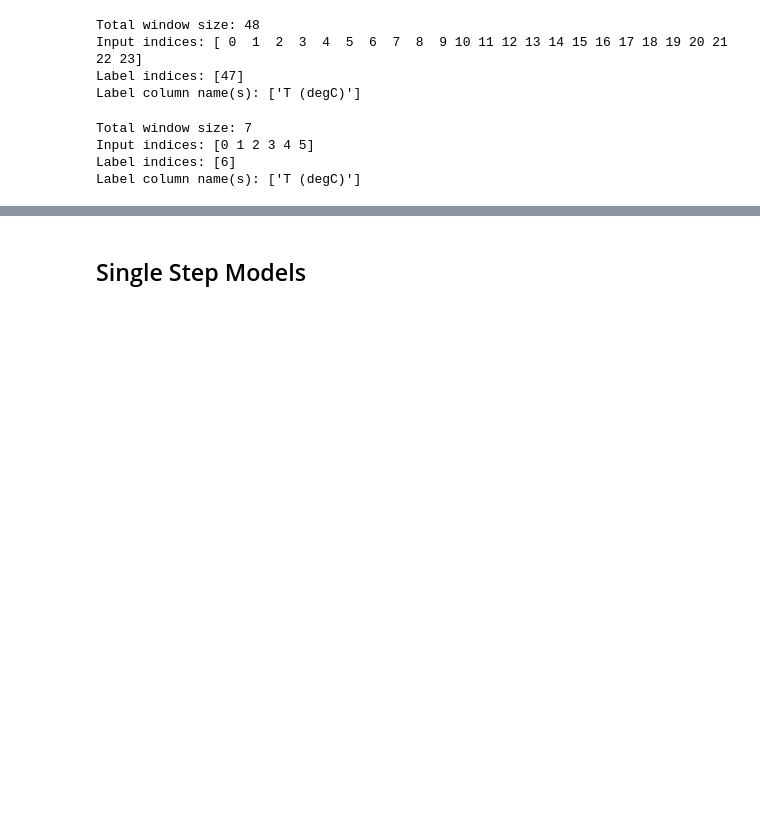
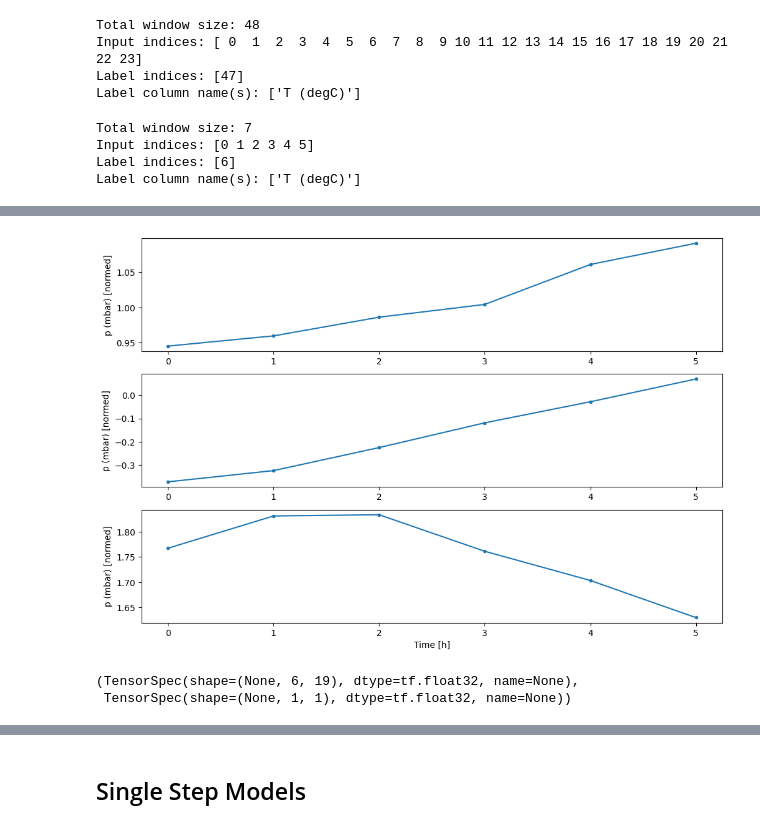
Before and after one commit to efwoods/Neuralink-Compression-Challenge, a Jupyter notebook: analysis/tutorials/time_series_forecasting.ipynb, the cells around one changed output, grey strips where cells are left out. Saved outputs shown, nothing was run; the diff lists cells and outputs as text; code cells hidden in the pictures; blank space fills up the shorter version.

```diff
--- a/analysis/tutorials/time_series_forecasting.ipynb
+++ b/analysis/tutorials/time_series_forecasting.ipynb
@@ -285,0 +367,4 @@ def split_window(self, features):
+# %%
+w2.plot(plot_col="p (mbar)")
+# %% [output]
+[figure, added]
@@ -285,0 +421,6 @@ def split_window(self, features):
+# %%
+# Each element is an (inputs, label) pair.
+w2.train.element_spec
+# %% [output]
+(TensorSpec(shape=(None, 6, 19), dtype=tf.float32, name=None),
+ TensorSpec(shape=(None, 1, 1), dtype=tf.float32, name=None))
```
Also changed, not shown: parts of 10 cells of this notebook.
